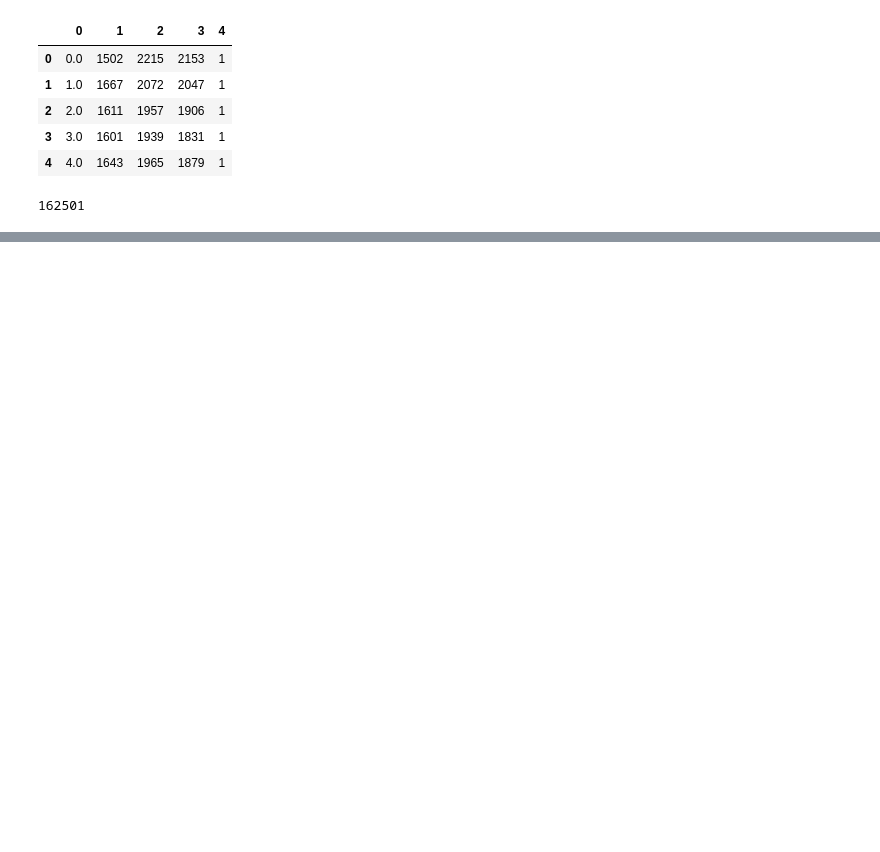
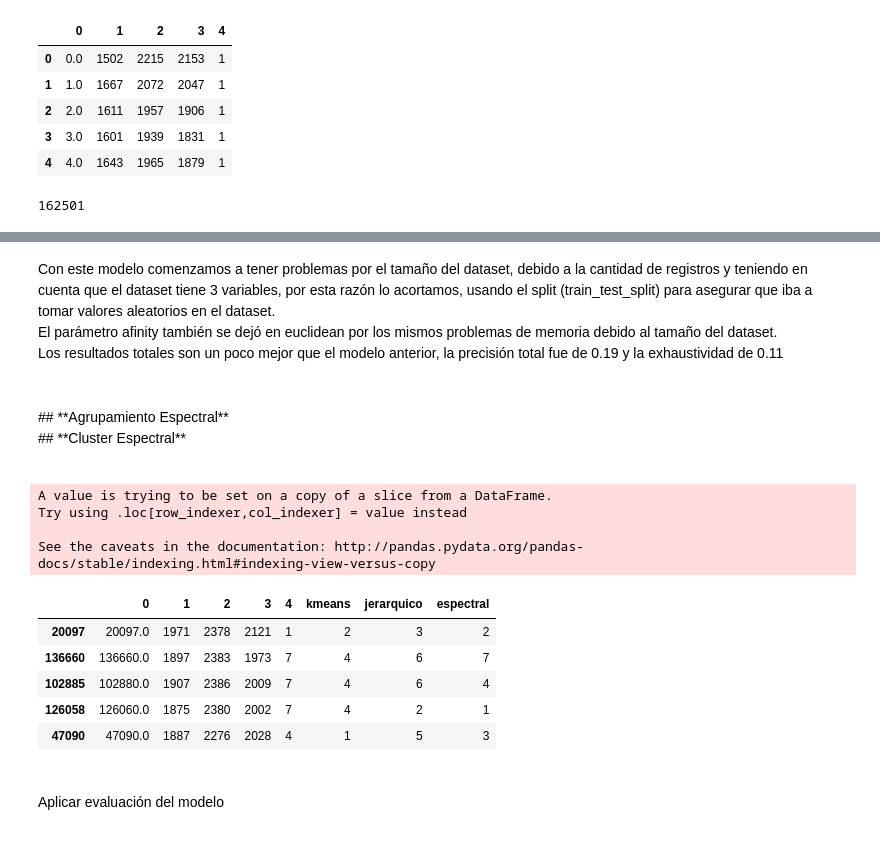
Before and after one commit to rafaelhab/unsupervisedlearning, a Jupyter notebook: CLUSTERING_7LABELED.ipynb, the cells around one changed output, grey strips where cells are left out. Cells and saved outputs as stored; diff of their text form; code cells hidden in the pictures; blank space fills up the shorter version.

```diff
--- a/CLUSTERING_7LABELED.ipynb
+++ b/CLUSTERING_7LABELED.ipynb
@@ -225,0 +264,38 @@ plt.show()
+# %% [markdown]
+Con este modelo comenzamos a tener problemas por el tamaño del dataset, debido a la cantidad de registros y teniendo en cuenta que el dataset tiene 3 variables, por esta razón lo acortamos, usando el split (train_test_split) para asegurar que iba a tomar valores aleatorios en el dataset. <br>
+El parámetro afinity también se dejó en euclidean por los mismos problemas de memoria debido al tamaño del dataset.<br>
+Los resultados totales son un poco mejor que el modelo anterior, la precisión total fue de 0.19 y la exhaustividad de 0.11<br>
+# %% [markdown]
+<br>
+## **Agrupamiento Espectral**<br>
+## **Cluster Espectral**<br>
+<br>
+# %%
+from sklearn.cluster import SpectralClustering
+K = 7
+knn = 5
+clustering = SpectralClustering(n_clusters = K,
+                                affinity = 'nearest_neighbors', n_neighbors = knn,
+                                #affinity = 'rbf',
+                                random_state = 0).fit(X_Jer)
+# %%
+#Agrego al final del Dataset la columna means para analizar los resultados
+X_Ds['espectral']=clustering.labels_+1
+# %% [output]
+A value is trying to be set on a copy of a slice from a DataFrame.
+Try using .loc[row_indexer,col_indexer] = value instead
+
+See the caveats in the documentation: http://pandas.pydata.org/pandas-docs/stable/indexing.html#indexing-view-versus-copy
+# %%
+X_Ds.head()
+# %% [output]
+|  | 0 | 1 | 2 | 3 | 4 | kmeans | jerarquico | espectral |
+| 20097 | 20097.0 | 1971 | 2378 | 2121 | 1 | 2 | 3 | 2 |
+| 136660 | 136660.0 | 1897 | 2383 | 1973 | 7 | 4 | 6 | 7 |
+| 102885 | 102880.0 | 1907 | 2386 | 2009 | 7 | 4 | 6 | 4 |
+| 126058 | 126060.0 | 1875 | 2380 | 2002 | 7 | 4 | 2 | 1 |
+| 47090 | 47090.0 | 1887 | 2276 | 2028 | 4 | 1 | 5 | 3 |
+# %% [markdown]
+<br>
+Aplicar evaluación del modelo <br>
+<br>
```
Also changed, not shown: parts of 48 cells of this notebook.
